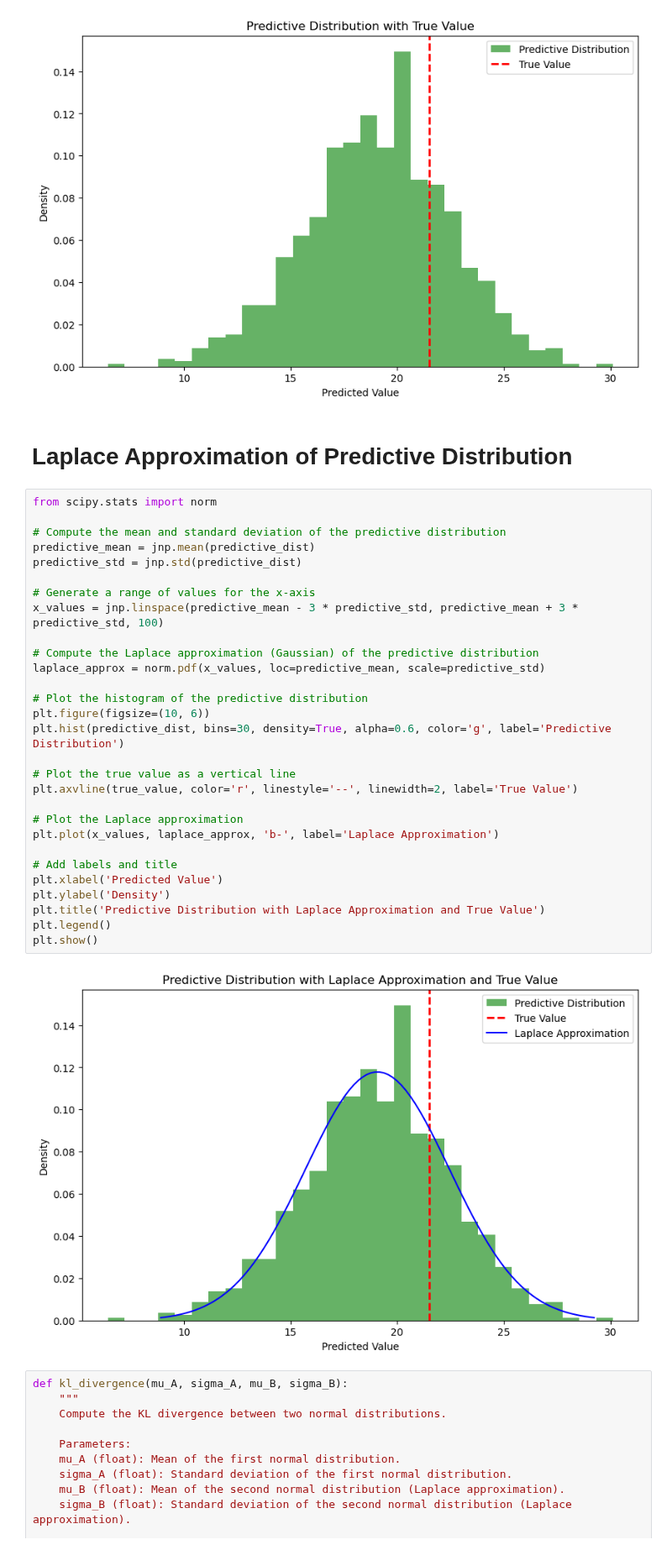
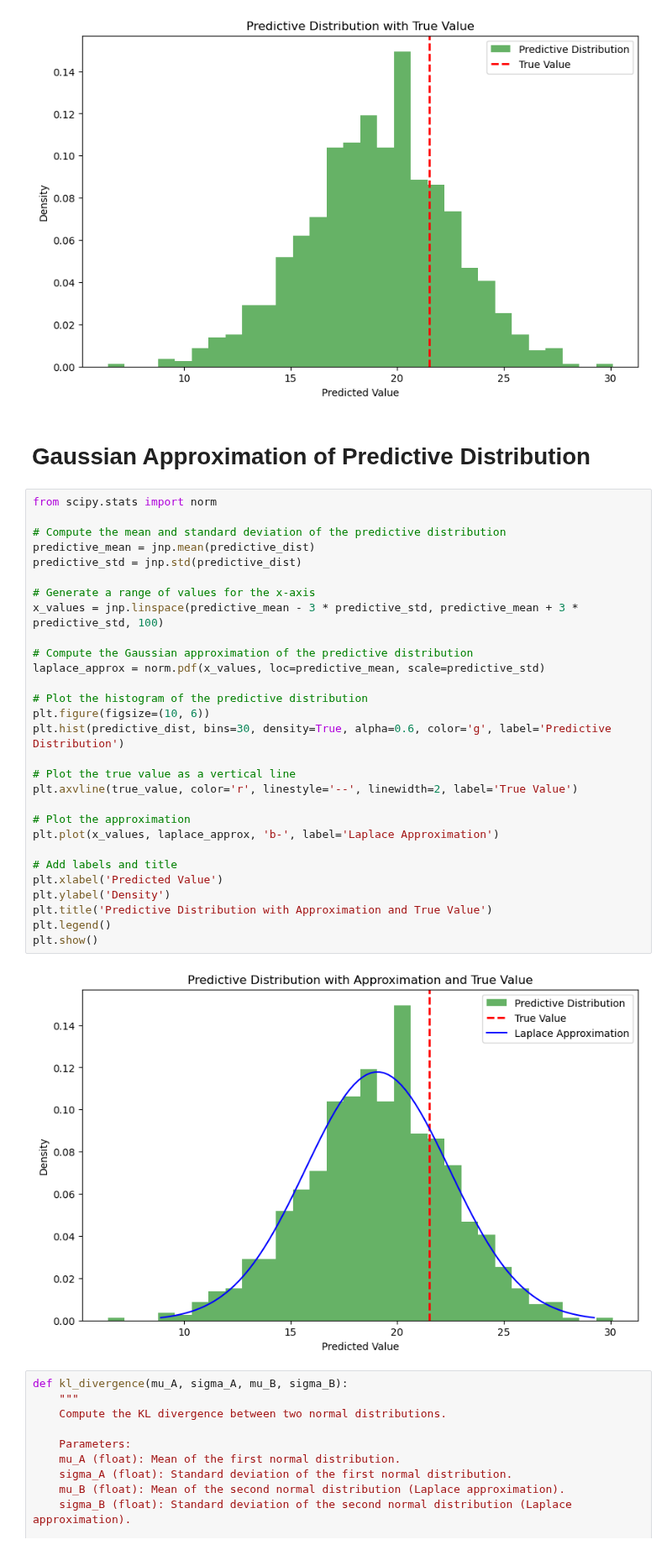
Before and after one commit to pablogarciarce/AdvReg, a Jupyter notebook: notebooks/horseshoe.ipynb, the cells around one changed output. Shown at 84% size. Cells and saved outputs as stored; diff of their text form.

```diff
--- a/notebooks/horseshoe.ipynb
+++ b/notebooks/horseshoe.ipynb
@@ -130,38 +130,38 @@ plt.show()
 # %% [output]
 [figure]
 # %% [markdown]
-# Laplace Approximation of Predictive Distribution
+# Gaussian Approximation of Predictive Distribution
 # %%
 from scipy.stats import norm
 
 # Compute the mean and standard deviation of the predictive distribution
 predictive_mean = jnp.mean(predictive_dist)
 predictive_std = jnp.std(predictive_dist)
 
 # Generate a range of values for the x-axis
 x_values = jnp.linspace(predictive_mean - 3 * predictive_std, predictive_mean + 3 * predictive_std, 100)
 
-# Compute the Laplace approximation (Gaussian) of the predictive distribution
+# Compute the Gaussian approximation of the predictive distribution
 laplace_approx = norm.pdf(x_values, loc=predictive_mean, scale=predictive_std)
 
 # Plot the histogram of the predictive distribution
 plt.figure(figsize=(10, 6))
 plt.hist(predictive_dist, bins=30, density=True, alpha=0.6, color='g', label='Predictive Distribution')
 
 # Plot the true value as a vertical line
 plt.axvline(true_value, color='r', linestyle='--', linewidth=2, label='True Value')
 
-# Plot the Laplace approximation
+# Plot the approximation
 plt.plot(x_values, laplace_approx, 'b-', label='Laplace Approximation')
 
 # Add labels and title
 plt.xlabel('Predicted Value')
 plt.ylabel('Density')
-plt.title('Predictive Distribution with Laplace Approximation and True Value')
+plt.title('Predictive Distribution with Approximation and True Value')
 plt.legend()
 plt.show()
 # %% [output]
-[figure, old version]
+[figure, new version]
 # %%
 def kl_divergence(mu_A, sigma_A, mu_B, sigma_B):
     """
```
